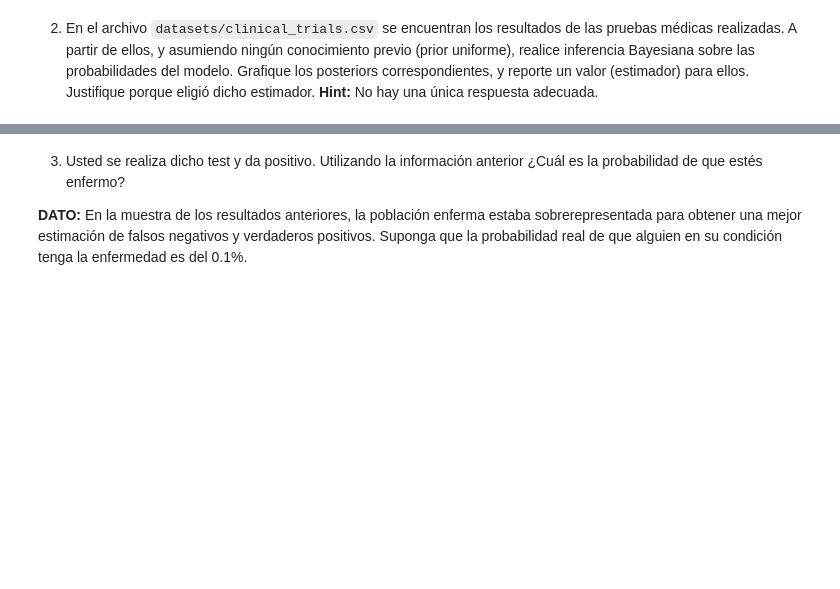
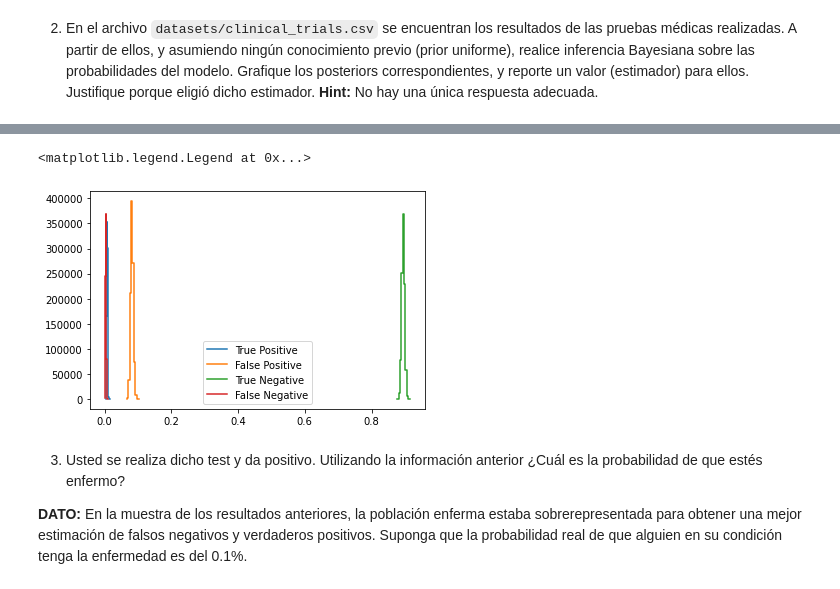
Before and after one commit to agustinfernandez/ML-UNSAM, a Jupyter notebook: Ejercicios_02_InferenciaBayesiana.ipynb, the cells around one changed output, grey strips where cells are left out. Saved outputs shown, nothing was run; the diff lists cells and outputs as text; code cells hidden in the pictures; blank space fills up the shorter version.

```diff
--- a/Ejercicios_02_InferenciaBayesiana.ipynb
+++ b/Ejercicios_02_InferenciaBayesiana.ipynb
@@ -332,0 +470,3 @@ from scipy.stats import dirichlet
+# %%
+df = pd.read_csv('datasets/clinical_trials.csv', index_col='PatientID')
+df.head()
@@ -332,0 +481,4 @@ from scipy.stats import dirichlet
+# %%
+alphas = df.sum(axis=0)
+print(alphas)
+alphas = np.array(alphas)
@@ -332,0 +526,2 @@ from scipy.stats import dirichlet
+# %%
+posterior=dirichlet(alpha=alphas+np.ones(4))
@@ -333,3 +540,18 @@ from scipy.stats import dirichlet
+# %%
+sample_size = 100**3 #el espacio tiene 3 dimensiones, de esta forma tenemos approx mil por dimension
+
+samples = posterior.rvs(size=sample_size)
+
+histogram, bins = np.histogramdd(samples)
+
+plt.step(bins[0][:-1], histogram.sum(axis=(1,2,3)), label ='True Positive')
+plt.step(bins[1][:-1], histogram.sum(axis=(0,2,3)), label ='False Positive')
+plt.step(bins[2][:-1], histogram.sum(axis=(0,1,3)), label ='True Negative')
+plt.step(bins[3][:-1], histogram.sum(axis=(0,1,2)), label ='False Negative')
+plt.legend()
+# %% [output]
+<matplotlib.legend.Legend at 0x...>
+[figure, added]
 # %% [markdown]
 3. Usted se realiza dicho test y da positivo. Utilizando la información anterior ¿Cuál es la probabilidad de que estés enfermo?
 
```
Also changed, not shown: parts of 38 cells of this notebook.
